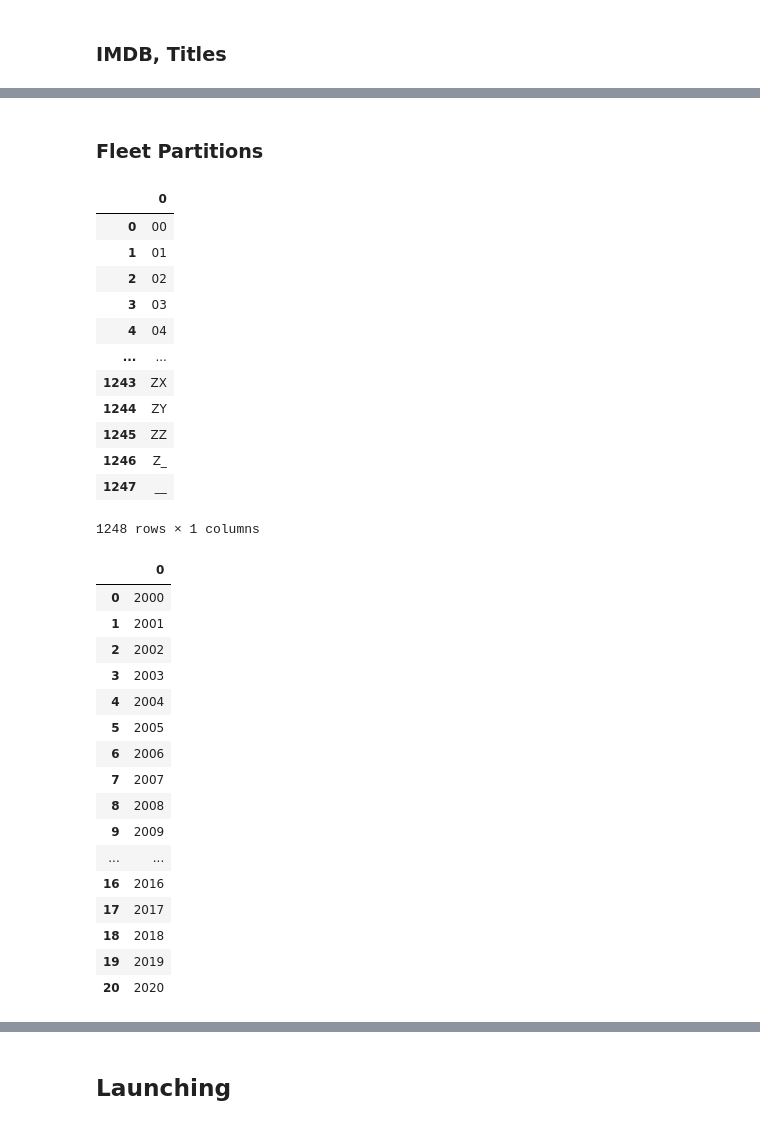
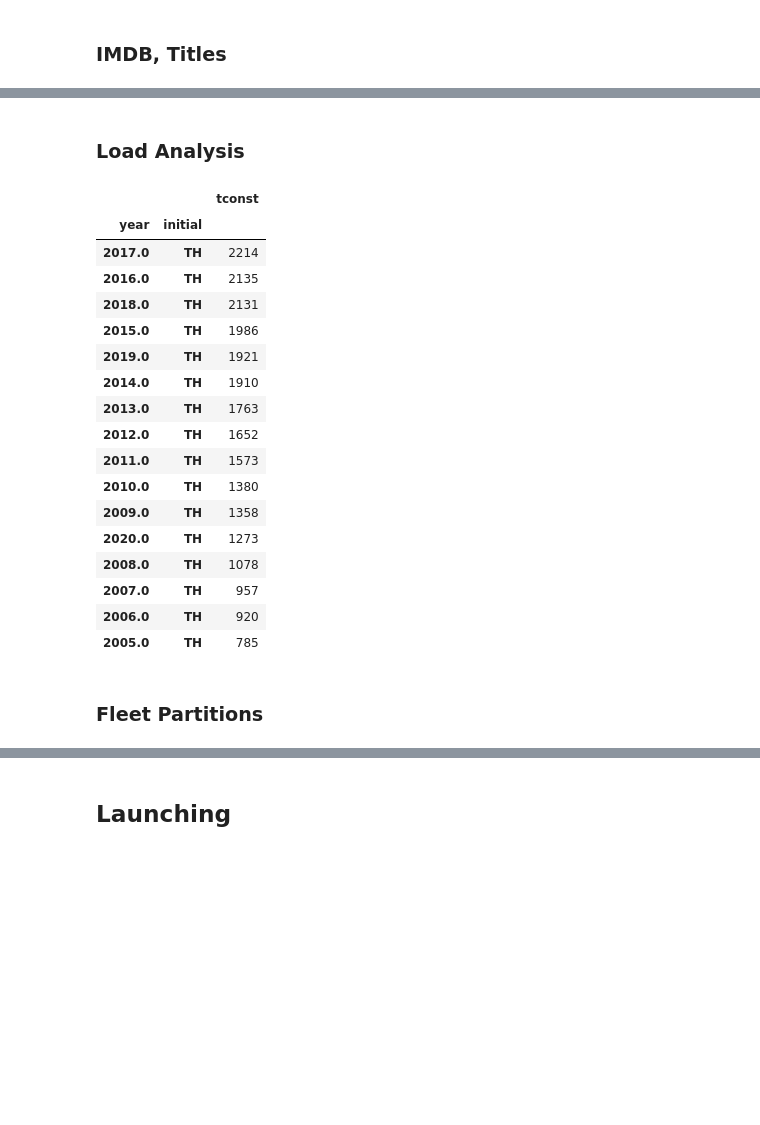
Before and after one commit to hudsonmendes/lambda-tmdb-distributed-downloader, a Jupyter notebook: launch_fleet.ipynb, the cells around one changed output, grey strips where cells are left out. Saved outputs shown, nothing was run; the diff lists cells and outputs as text; code cells hidden in the pictures; blank space fills up the shorter version.

```diff
--- a/launch_fleet.ipynb
+++ b/launch_fleet.ipynb
@@ -108,56 +105,45 @@ array(['short', 'movie', 'tvMovie', 'tvSeries', 'tvEpisode', 'tvShort',
 df['initial'] = df['primaryTitle'].map(IMDbMovie.get_initial_from)
 # %%
 df['year'] = df['startYear'].map(IMDbMovie.get_year_from)
+# %% [markdown]
+### Load Analysis
+# %%
+pd_group = pd.DataFrame(df
+             .groupby(by=['year', 'initial'])['tconst']
+             .count()
+             .sort_values(ascending=False))
+# %%
+pd_group[pd_group.tconst > 700]
+# %% [output]
+|  |  | tconst |
+| year | initial |  |
+| 2017.0 | TH | 2214 |
+| 2016.0 | TH | 2135 |
+| 2018.0 | TH | 2131 |
+| 2015.0 | TH | 1986 |
+| 2019.0 | TH | 1921 |
+| 2014.0 | TH | 1910 |
+| 2013.0 | TH | 1763 |
+| 2012.0 | TH | 1652 |
+| 2011.0 | TH | 1573 |
+| 2010.0 | TH | 1380 |
+| 2009.0 | TH | 1358 |
+| 2020.0 | TH | 1273 |
+| 2008.0 | TH | 1078 |
+| 2007.0 | TH | 957 |
+| 2006.0 | TH | 920 |
+| 2005.0 | TH | 785 |
 # %% [markdown]
 ### Fleet Partitions
-# %%
-initials = set()
-for initial in tqdm(df.initial.unique()):
-    if initial and len(initial.strip()) == 2:
-        initials.add(initial)
-initials = sorted(list(initials))
-pd.DataFrame(initials)
-# %% [output]
-|  | 0 |
-| 0 | 00 |
-| 1 | 01 |
-| 2 | 02 |
-| 3 | 03 |
-| 4 | 04 |
-| ... | ... |
-| 1243 | ZX |
-| 1244 | ZY |
-| 1245 | ZZ |
-| 1246 | Z_ |
-| 1247 | __ |
-1248 rows × 1 columns
 # %%
 import math, datetime
-
-years = set()
-for year in tqdm(df.year.unique()):
+partitions = set()
+for year, initial in tqdm(df[['year', 'initial']].values):
     if year and \
             not math.isnan(year) and \
             year >= min_year and \
             year <= datetime.datetime.now().year:
-        years.add(int(year))
-years = sorted(list(years))
-pd.DataFrame(years)
+        year = int(year)
+        initial = initial.replace(' ', '_')
+        partitions.add((year, initial))
+partitions = sorted(partitions)
-# %% [output]
-|  | 0 |
-| 0 | 2000 |
-| 1 | 2001 |
-| 2 | 2002 |
-| 3 | 2003 |
-| 4 | 2004 |
-| 5 | 2005 |
-| 6 | 2006 |
-| 7 | 2007 |
-| 8 | 2008 |
-| 9 | 2009 |
-| ... | ... |
-| 16 | 2016 |
-| 17 | 2017 |
-| 18 | 2018 |
-| 19 | 2019 |
-| 20 | 2020 |
```
Also changed, not shown: parts of 7 cells of this notebook.
